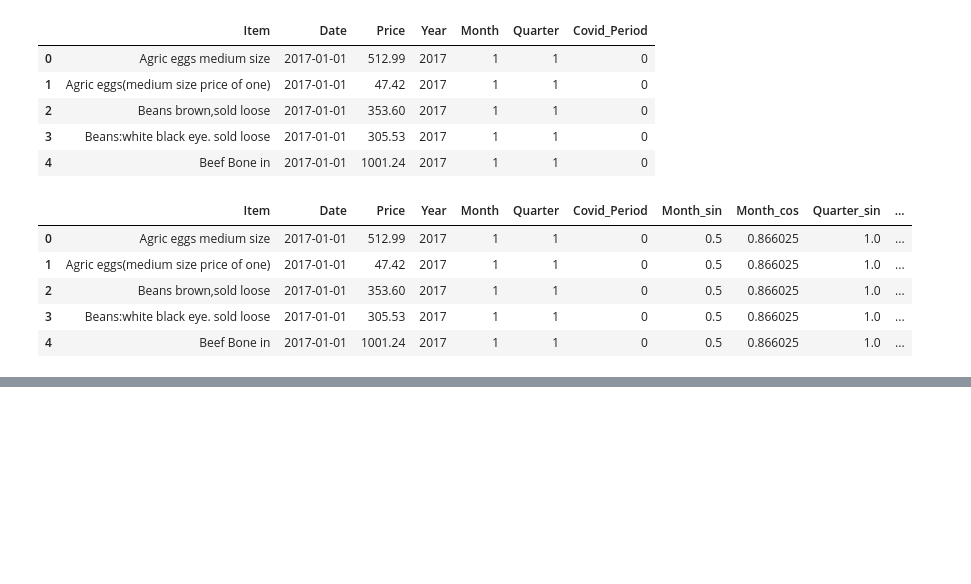
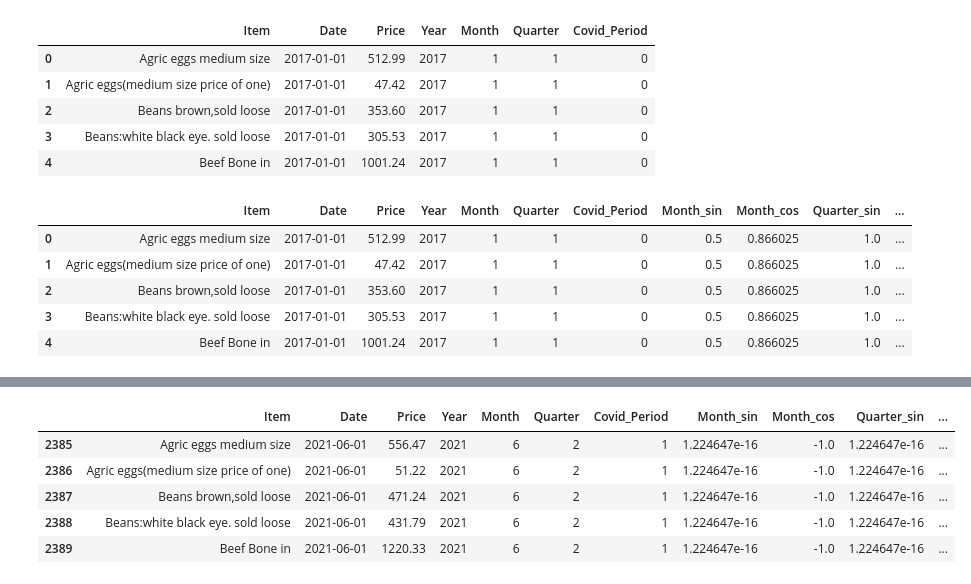
Before and after one commit to LesTobii/food-price-prediction, a Jupyter notebook: FFP_02_modeling.ipynb, the cells around one changed output, grey strips where cells are left out. Cells and saved outputs as stored; diff of their text form; code cells hidden in the pictures; blank space fills up the shorter version.

```diff
--- a/FFP_02_modeling.ipynb
+++ b/FFP_02_modeling.ipynb
@@ -248,0 +260,9 @@ df_engineered.head()
+# %%
+test.head()
+# %% [output]
+|  | Item | Date | Price | Year | Month | Quarter | Covid_Period | Month_sin | Month_cos | Quarter_sin | ... |
+| 2385 | Agric eggs medium size | 2021-06-01 | 556.47 | 2021 | 6 | 2 | 1 | 1.224647e-16 | -1.0 | 1.224647e-16 | ... |
+| 2386 | Agric eggs(medium size price of one) | 2021-06-01 | 51.22 | 2021 | 6 | 2 | 1 | 1.224647e-16 | -1.0 | 1.224647e-16 | ... |
+| 2387 | Beans brown,sold loose | 2021-06-01 | 471.24 | 2021 | 6 | 2 | 1 | 1.224647e-16 | -1.0 | 1.224647e-16 | ... |
+| 2388 | Beans:white black eye. sold loose | 2021-06-01 | 431.79 | 2021 | 6 | 2 | 1 | 1.224647e-16 | -1.0 | 1.224647e-16 | ... |
+| 2389 | Beef Bone in | 2021-06-01 | 1220.33 | 2021 | 6 | 2 | 1 | 1.224647e-16 | -1.0 | 1.224647e-16 | ... |
```
Also changed, not shown: parts of 12 cells of this notebook.
